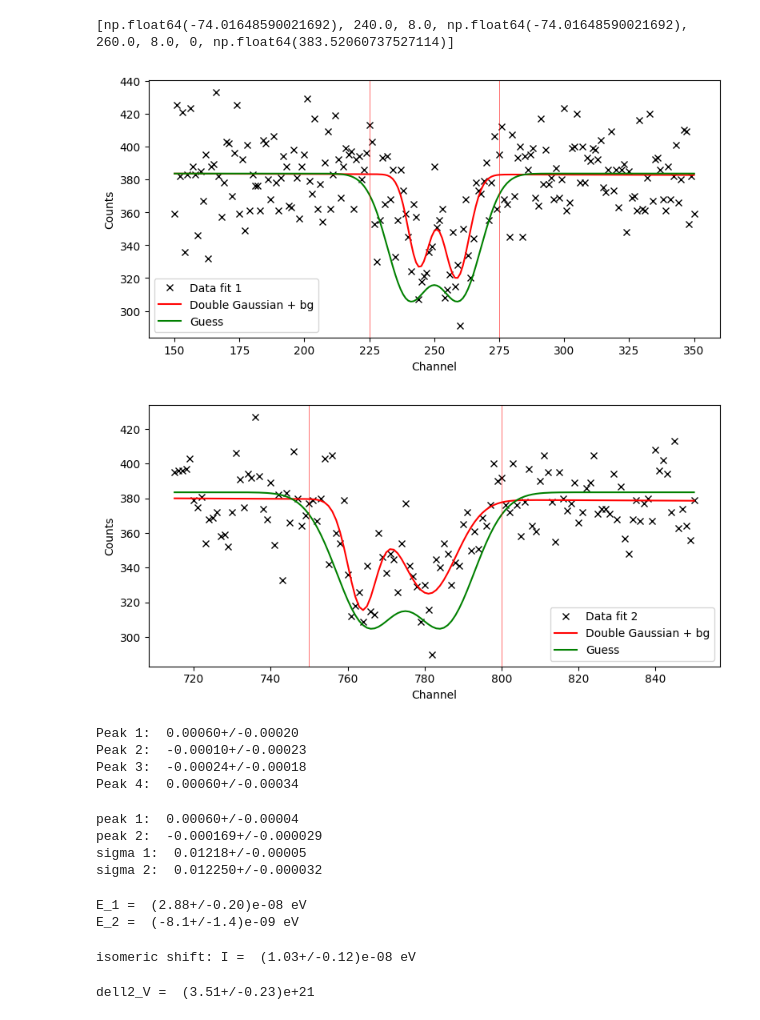
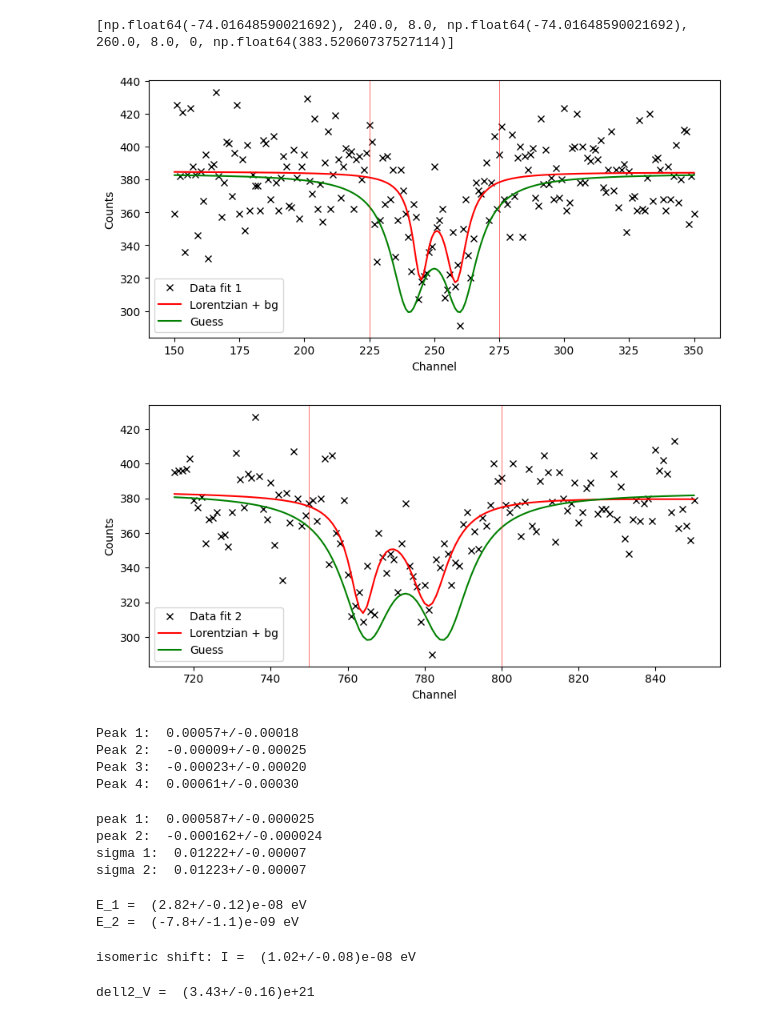
Before and after one commit to thexwon/P4, a Jupyter notebook: Mößbauer Effect/moessbauer_fepo4.ipynb, the cells around one changed output. Saved outputs shown, nothing was run; the diff lists cells and outputs as text; code cells hidden in the pictures.

Commit message:
Relabeled plots, tried other calculations

```diff
--- a/Mößbauer Effect/moessbauer_fepo4.ipynb
+++ b/Mößbauer Effect/moessbauer_fepo4.ipynb
@@ -317,19 +317,20 @@ Background sigma: 19.508012453915924
 # %%
 from scipy.optimize import curve_fit
 
-
+'''
 def double_gauss_bg(x, A1, x01, sigma1, A2, x02, sigma2, m, c):
-    """
-    Two Gaussians on a linear background.
-    A1, A2: amplitudes (negative for absorption)
-    x01, x02: centers
-    sigma1, sigma2: widths (sigma)
-    m, c: background slope and intercept
-    """
     g1 = A1 * np.exp(-(x - x01)**2 / (2 * sigma1**2))
     g2 = A2 * np.exp(-(x - x02)**2 / (2 * sigma2**2))
     bg = m * x + c
     return g1 + g2 + bg
+
+'''
+
+def double_gauss_bg(x, A1, x01, gamma1, A2, x02, gamma2, m, c): #loretzian
+    l1 = A1 * gamma1**2 / ((x - x01)**2 + gamma1**2)
+    l2 = A2 * gamma2**2 / ((x - x02)**2 + gamma2**2)
+    bg = c + m * x
+    return l1 + l2 + bg
 # %%
 # Fit regions
 # fit1_low, fit1_high = 150, 350
@@ -397,40 +398,40 @@ y1_fit = double_gauss_bg(x1, *popt1)
 y1_guess = double_gauss_bg(x1, *p0_1)
 plt.figure(figsize=(8, 4))
 plt.plot(x1, y1, 'kx', label='Data fit 1')
-plt.plot(x1, y1_fit, 'r-', label='Double Gaussian + bg')
+plt.plot(x1, y1_fit, 'r-', label='Lorentzian + bg')
 plt.plot(x1, y1_guess, 'g-', label='Guess')
 
 plt.axvline(peak1_low, color='red', linewidth=0.4)
 plt.axvline(peak1_high, color='red', linewidth=0.4)
 plt.xlabel('Channel')
 plt.ylabel('Counts')
 plt.legend()
 plt.tight_layout()
 plt.savefig('fepo4_fit1.png')
 
 plt.show()
 
 # Fit 2
 y2_fit = double_gauss_bg(x2, *popt2)
 y2_guess = double_gauss_bg(x2, *p0_2)
 
 plt.figure(figsize=(8, 4))
 plt.plot(x2, y2, 'kx', label='Data fit 2')
-plt.plot(x2, y2_fit, 'r-', label='Double Gaussian + bg')
+plt.plot(x2, y2_fit, 'r-', label='Lorentzian + bg')
 plt.plot(x2, y2_guess, 'g-', label='Guess')
 
 
 plt.axvline(peak2_low, color='red', linewidth=0.4)
 plt.axvline(peak2_high, color='red', linewidth=0.4)
 plt.xlabel('Channel')
 plt.ylabel('Counts')
 plt.legend()
 plt.tight_layout()
 plt.savefig('fepo4_fit2.png')
 plt.show()
 # %% [output]
-[figure, old version]
+[figure, new version]
-[figure, old version]
+[figure, new version]
 # %%
 from uncertainties import ufloat
 
@@ -448,10 +449,10 @@ print('Peak 3: ', peak3)
 peak4 = v(ufloat(popt2[4], popt2[5]))
 print('Peak 4: ', peak4)
 # %% [output]
-Peak 1:  0.00060+/-0.00020
-Peak 2:  -0.00010+/-0.00023
-Peak 3:  -0.00024+/-0.00018
-Peak 4:  0.00060+/-0.00034
+Peak 1:  0.00057+/-0.00018
+Peak 2:  -0.00009+/-0.00025
+Peak 3:  -0.00023+/-0.00020
+Peak 4:  0.00061+/-0.00030
 # %%
 from uncertainties import ufloat
 
@@ -468,10 +469,10 @@ print('sigma 1: ', sigma1)
 sigma2 = (v(ufloat(popt1[5], pcov1[5,5]))+v(ufloat(popt2[2], pcov2[2,2])))/2
 print('sigma 2: ', sigma2)
 # %% [output]
-peak 1:  0.00060+/-0.00004
-peak 2:  -0.000169+/-0.000029
-sigma 1:  0.01218+/-0.00005
-sigma 2:  0.012250+/-0.000032
+peak 1:  0.000587+/-0.000025
+peak 2:  -0.000162+/-0.000024
+sigma 1:  0.01222+/-0.00007
+sigma 2:  0.01223+/-0.00007
 # %%
 E_0 = 14.4e3 # E in eV
 c = 3e8 # c in m/s
@@ -481,17 +482,17 @@ E_2 = E_0 * (peak2 / c)
 print('E_1 = ', E_1, 'eV')
 print('E_2 = ', E_2, 'eV')
 # %% [output]
-E_1 =  (2.88+/-0.20)e-08 eV
-E_2 =  (-8.1+/-1.4)e-09 eV
+E_1 =  (2.82+/-0.12)e-08 eV
+E_2 =  (-7.8+/-1.1)e-09 eV
 # %%
 I = (E_1+E_2)/2
 print('isomeric shift: I = ', I, 'eV')
 # %% [output]
-isomeric shift: I =  (1.03+/-0.12)e-08 eV
+isomeric shift: I =  (1.02+/-0.08)e-08 eV
 # %%
 Q = 0.21e-28
 dell2_V = 2/Q*(E_1-E_2)
 
 print('dell2_V = ', dell2_V)
 # %% [output]
-dell2_V =  (3.51+/-0.23)e+21
+dell2_V =  (3.43+/-0.16)e+21
```
Also changed, not shown: 9 other files.
